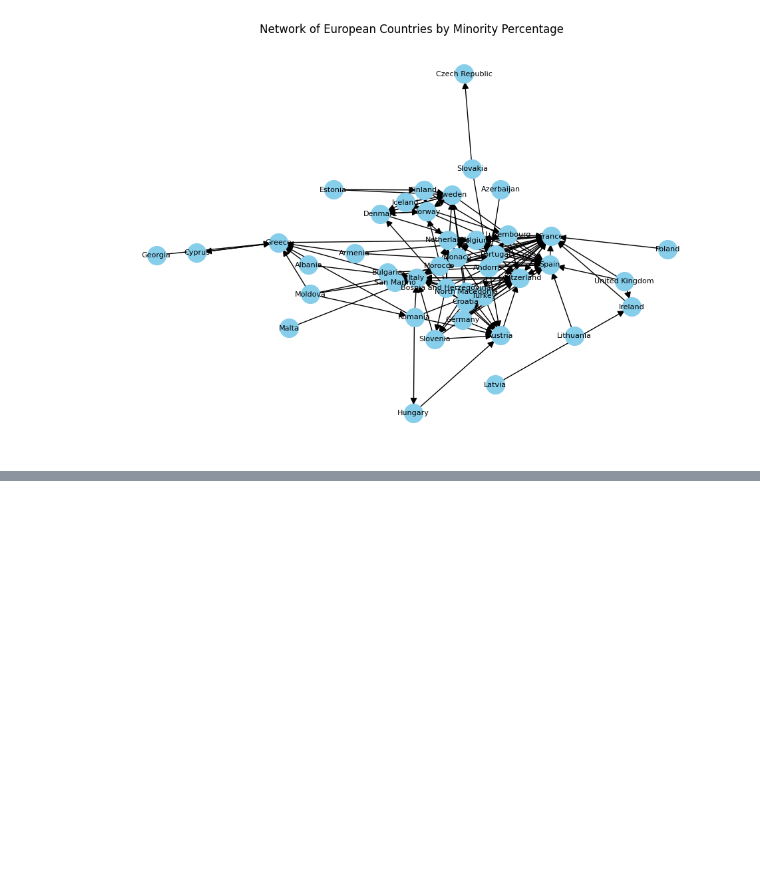
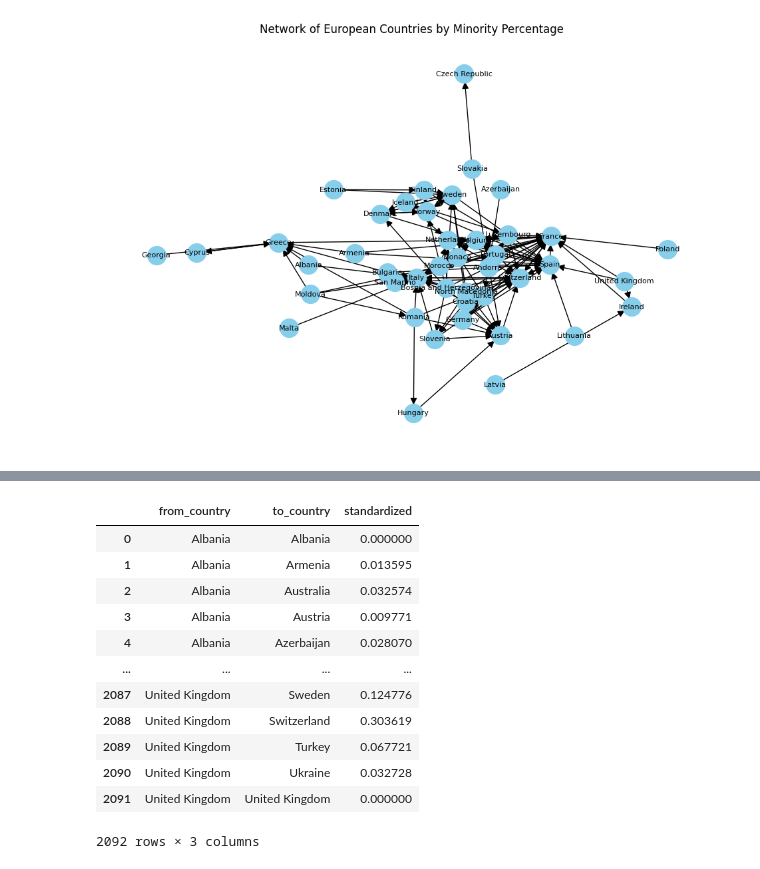
Before and after one commit to RichardStaszkiewicz/WUT-TASS-Eurovision-vs-Minorities, a Jupyter notebook: analyze.ipynb, the cells around one changed output, grey strips where cells are left out. Saved outputs shown, nothing was run; the diff lists cells and outputs as text; code cells hidden in the pictures; blank space fills up the shorter version.

```diff
--- a/analyze.ipynb
+++ b/analyze.ipynb
@@ -103,0 +149,18 @@ vizualize(sig_matrix[sig_matrix['significant_zscore']])
+# %%
+avg['standardized'] = avg['promil_sum'] / avg['years_amount']
+avg = avg.drop(columns=['promil_sum', 'years_amount'])
+avg
+# %% [output]
+|  | from_country | to_country | standardized |
+| 0 | Albania | Albania | 0.000000 |
+| 1 | Albania | Armenia | 0.013595 |
+| 2 | Albania | Australia | 0.032574 |
+| 3 | Albania | Austria | 0.009771 |
+| 4 | Albania | Azerbaijan | 0.028070 |
+| ... | ... | ... | ... |
+| 2087 | United Kingdom | Sweden | 0.124776 |
+| 2088 | United Kingdom | Switzerland | 0.303619 |
+| 2089 | United Kingdom | Turkey | 0.067721 |
+| 2090 | United Kingdom | Ukraine | 0.032728 |
+| 2091 | United Kingdom | United Kingdom | 0.000000 |
+2092 rows × 3 columns
```
Also changed, not shown: parts of 22 cells of this notebook.
